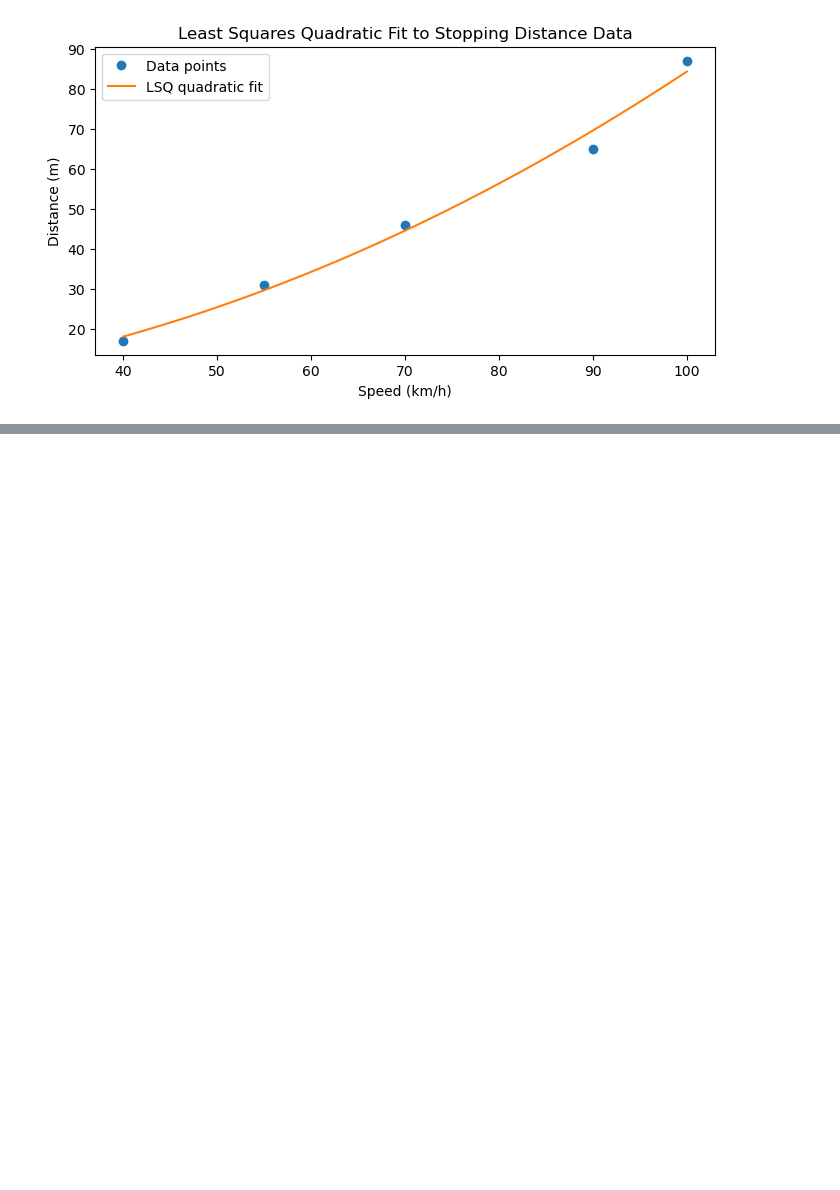
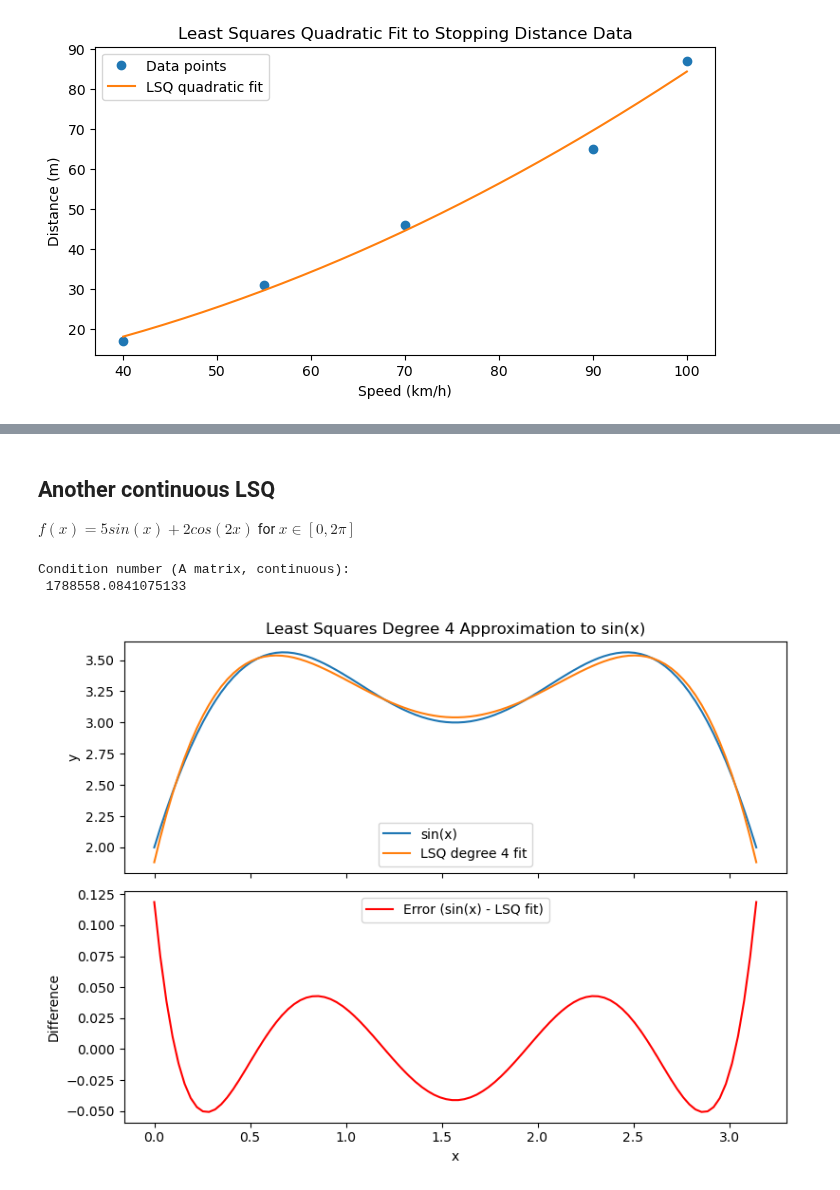
Before and after one commit to galendal/MAT160, a Jupyter notebook: LSQ.ipynb, the cells around one changed output, grey strips where cells are left out. Saved outputs shown, nothing was run; the diff lists cells and outputs as text; code cells hidden in the pictures; blank space fills up the shorter version.

```diff
--- a/LSQ.ipynb
+++ b/LSQ.ipynb
@@ -232,0 +407,50 @@ plt.show()
+# %% [markdown]
+## Another continuous LSQ
+$f(x)= 5 sin(x)+2cos(2x)$ for $x\in[0,2\pi]$
+# %%
+
+f=lambda x: 5*np.sin(x)+2*np.cos(2*x) # Define the function to approximate
+
+# Compute A matrix for continuous least squares
+dim=5
+A_cont = np.zeros((dim, dim))
+b_cont = np.zeros(dim)
+
+for k in range(dim):
+    for j in range(dim):
+        A_cont[k, j], _ = quad(lambda x: x**(k + j), 0, np.pi)
+    b_cont[k], _ = quad(lambda x: x**k * f(x), 0, np.pi)
+
+# Add random noise to b_cont
+noise_level = 0.
+b_cont_noisy = b_cont + noise_level * np.random.randn(dim)
+
+coeffs = np.linalg.inv(A_cont) @ b_cont_noisy
+
+
+print("Condition number (A matrix, continuous):\n", np.linalg.cond(A_cont))
+x_plot = np.linspace(0, np.pi, 100)
+y_true = f(x_plot)
+y_lsq = np.polyval(coeffs[::-1], x_plot)
+
+
+# Plot the difference in a subplot below
+fig, axs = plt.subplots(2, 1, figsize=(8, 6), sharex=True)
+axs[0].plot(x_plot, y_true, label='sin(x)')
+axs[0].plot(x_plot, y_lsq, label=f'LSQ degree {dim-1} fit')
+axs[0].set_ylabel('y')
+axs[0].set_title(f'Least Squares Degree {dim-1} Approximation to sin(x)')
+axs[0].legend()
+
+diff = y_true - y_lsq
+axs[1].plot(x_plot, diff, color='r', label='Error (sin(x) - LSQ fit)')
+axs[1].set_xlabel('x')
+axs[1].set_ylabel('Difference')
+axs[1].legend()
+
+plt.tight_layout()
+plt.show()
+# %% [output]
+Condition number (A matrix, continuous):
+ 1788558.0841075133
+[figure, added]
```
Also changed, not shown: parts of 21 cells of this notebook, 3 other files.
